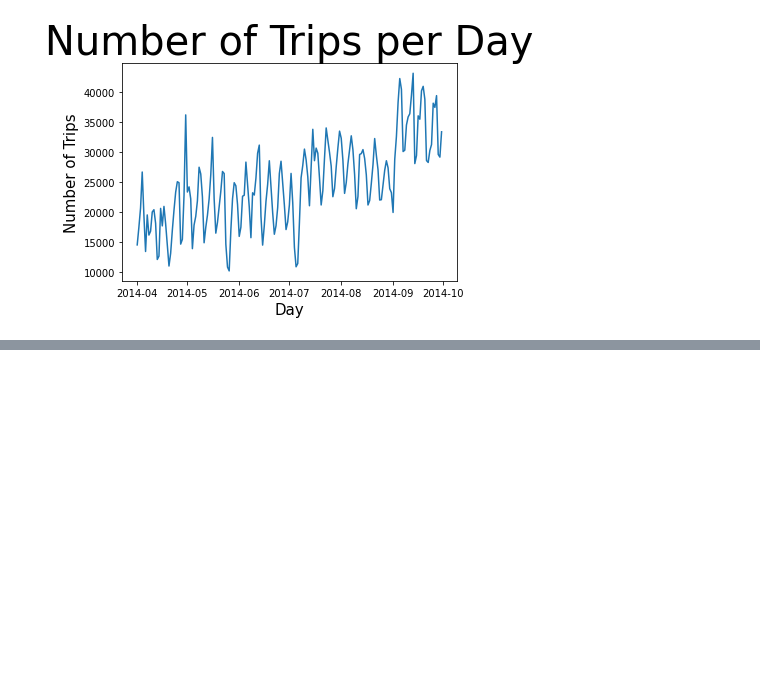
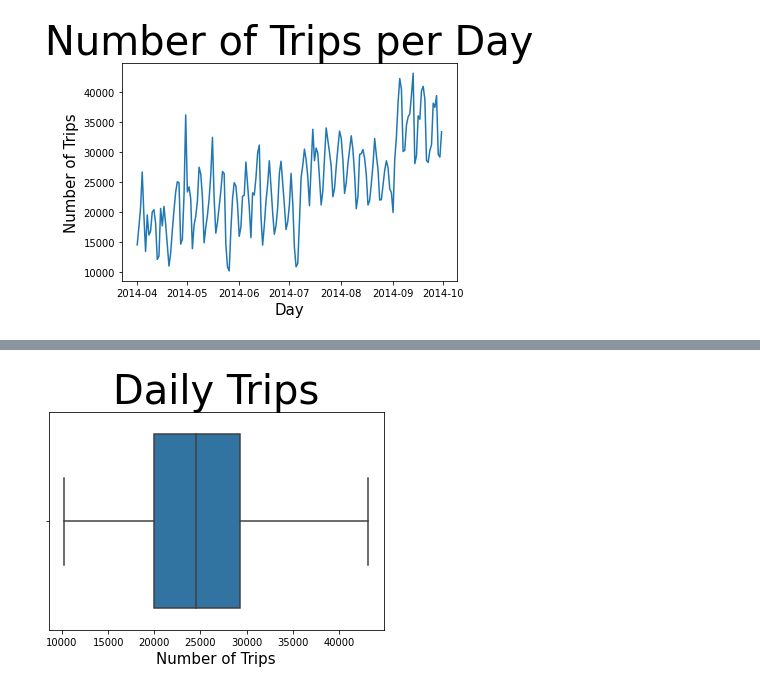
Before and after one commit to milevavantuyl/Movement_NYC, a Jupyter notebook: Melanie Time Series Analysis/Time Series Analysis of All Uber Data.ipynb, the cells around one changed output, grey strips where cells are left out. Drawn from its saved outputs; the diff is of its cells as text; code cells hidden in the pictures; blank space fills up the shorter version.

```diff
--- a/Melanie Time Series Analysis/Time Series Analysis of All Uber Data.ipynb
+++ b/Melanie Time Series Analysis/Time Series Analysis of All Uber Data.ipynb
@@ -209,0 +291,6 @@ plt.show()
+# %%
+sns.boxplot(data = daily.toPandas(), x = "Number of Trips")
+plt.title("Daily Trips")
+plt.show()
+# %% [output]
+[figure, added]
```
Also changed, not shown: parts of 18 cells of this notebook, 3 other files.
